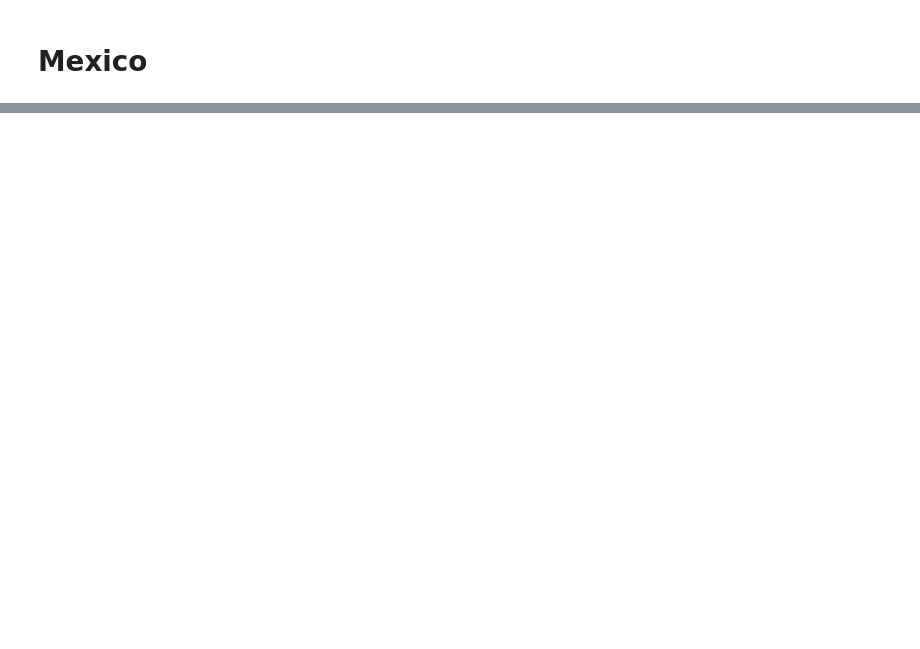
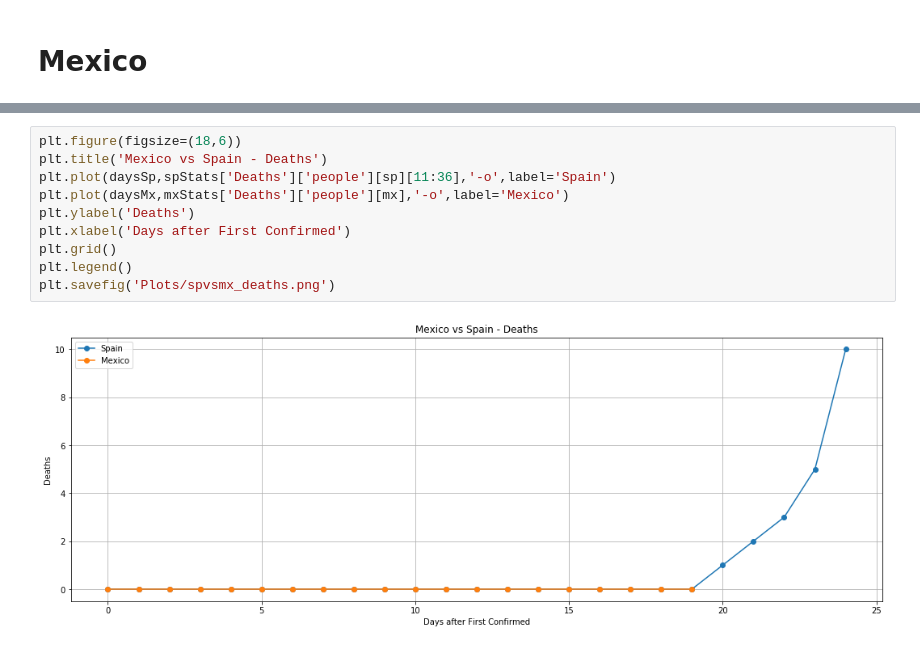
Before and after one commit to HiramHerrera/COVID-19, a Jupyter notebook: MXdata/covid_stats.ipynb, the cells around one changed output, grey strips where cells are left out. Saved outputs shown, nothing was run; the diff lists cells and outputs as text; blank space fills up the shorter version.

```diff
--- a/MXdata/covid_stats.ipynb
+++ b/MXdata/covid_stats.ipynb
@@ -71,0 +99,12 @@ Recovered:      4
+# %%
+plt.figure(figsize=(18,6))
+plt.title('Mexico vs Spain - Deaths')
+plt.plot(daysSp,spStats['Deaths']['people'][sp][11:36],'-o',label='Spain')
+plt.plot(daysMx,mxStats['Deaths']['people'][mx],'-o',label='Mexico')
+plt.ylabel('Deaths')
+plt.xlabel('Days after First Confirmed')
+plt.grid()
+plt.legend()
+plt.savefig('Plots/spvsmx_deaths.png')
+# %% [output]
+[figure, added]
```
Also changed, not shown: parts of 6 cells of this notebook, 6 other files.
